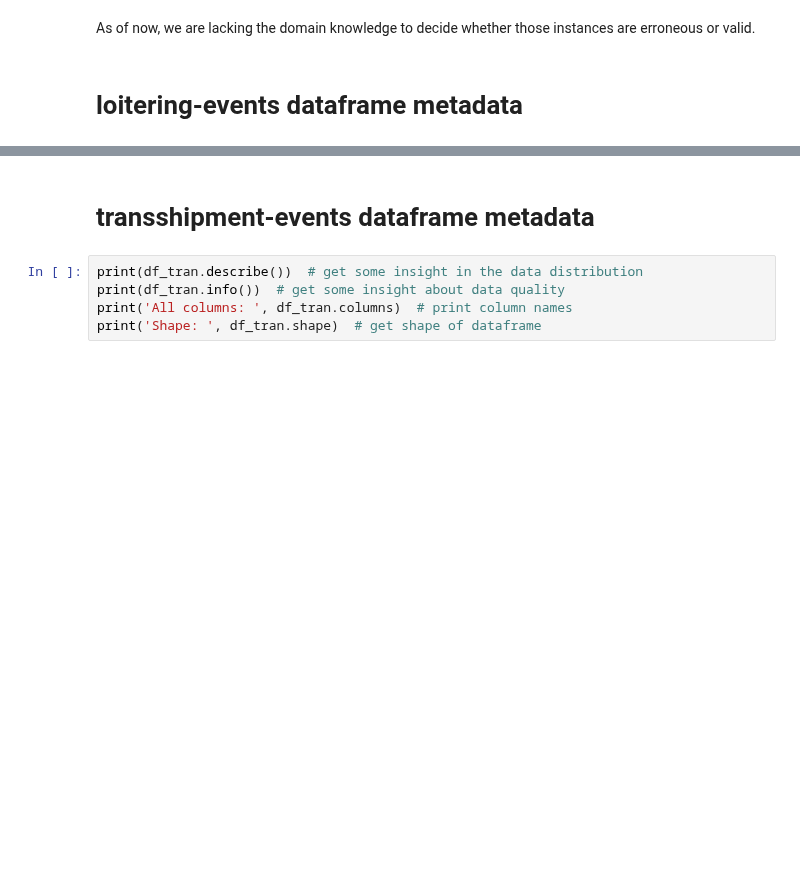
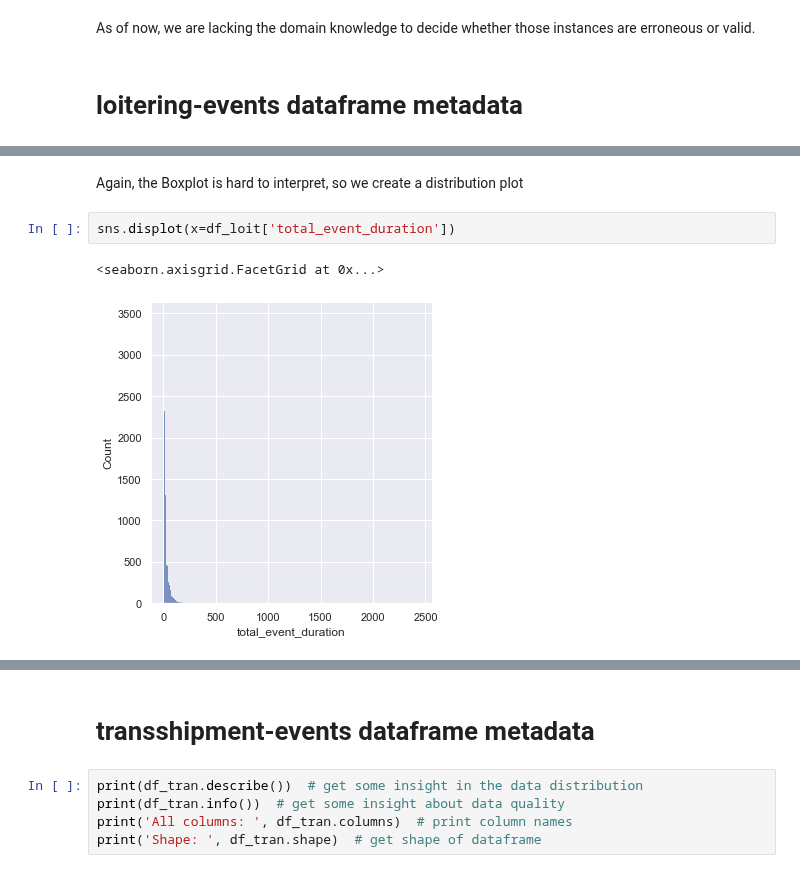
Before and after one commit to neuhart/Doing_DataScience_SS22, a Jupyter notebook: EDA.ipynb, the cells around one changed output, grey strips where cells are left out. Cells and saved outputs as stored; diff of their text form; blank space fills up the shorter version.

```diff
--- a/EDA.ipynb
+++ b/EDA.ipynb
@@ -154,0 +160,7 @@ Shape:  (46569, 9)
+# %% [markdown]
+Again, the Boxplot is hard to interpret, so we create a distribution plot
+# %%
+sns.displot(x=df_loit['total_event_duration'])
+# %% [output]
+<seaborn.axisgrid.FacetGrid at 0x...>
+[figure, added]
```
Also changed, not shown: parts of 13 cells of this notebook.
